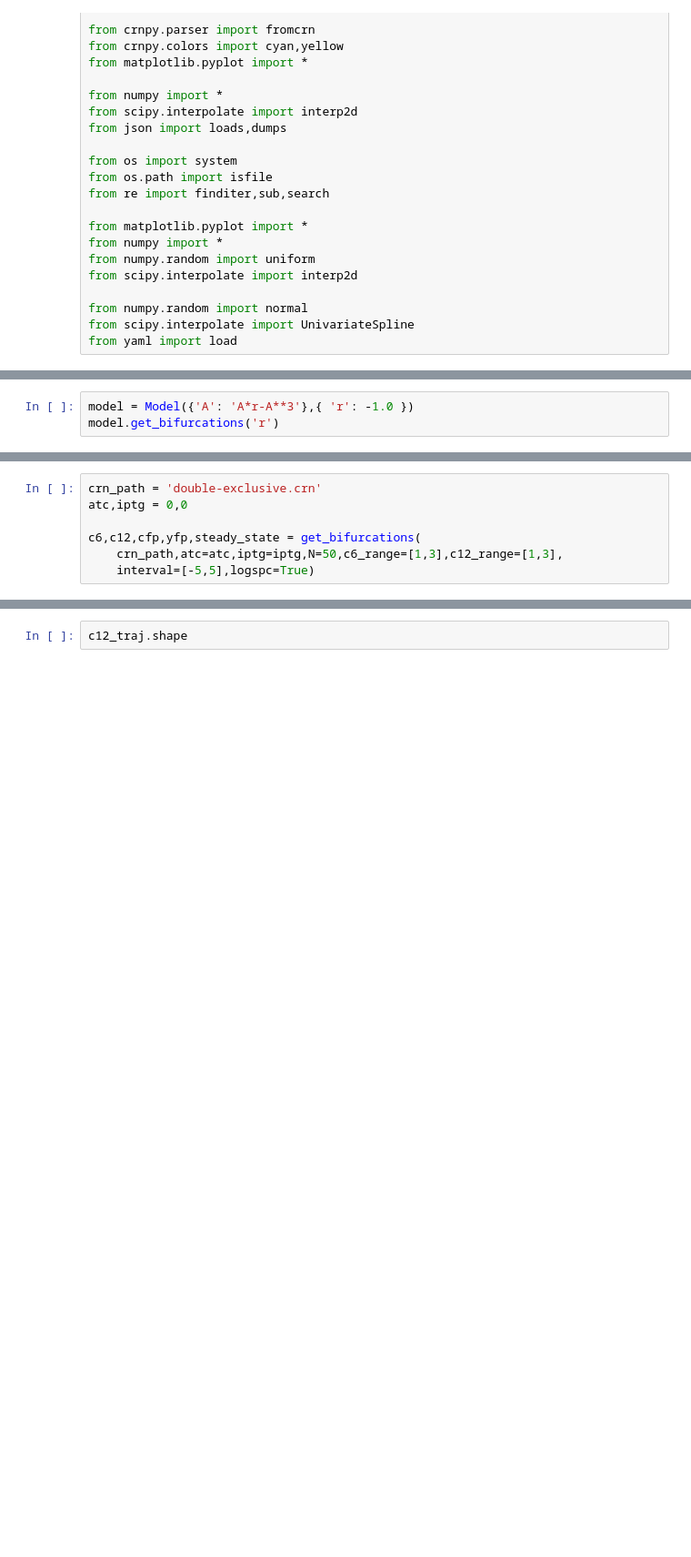
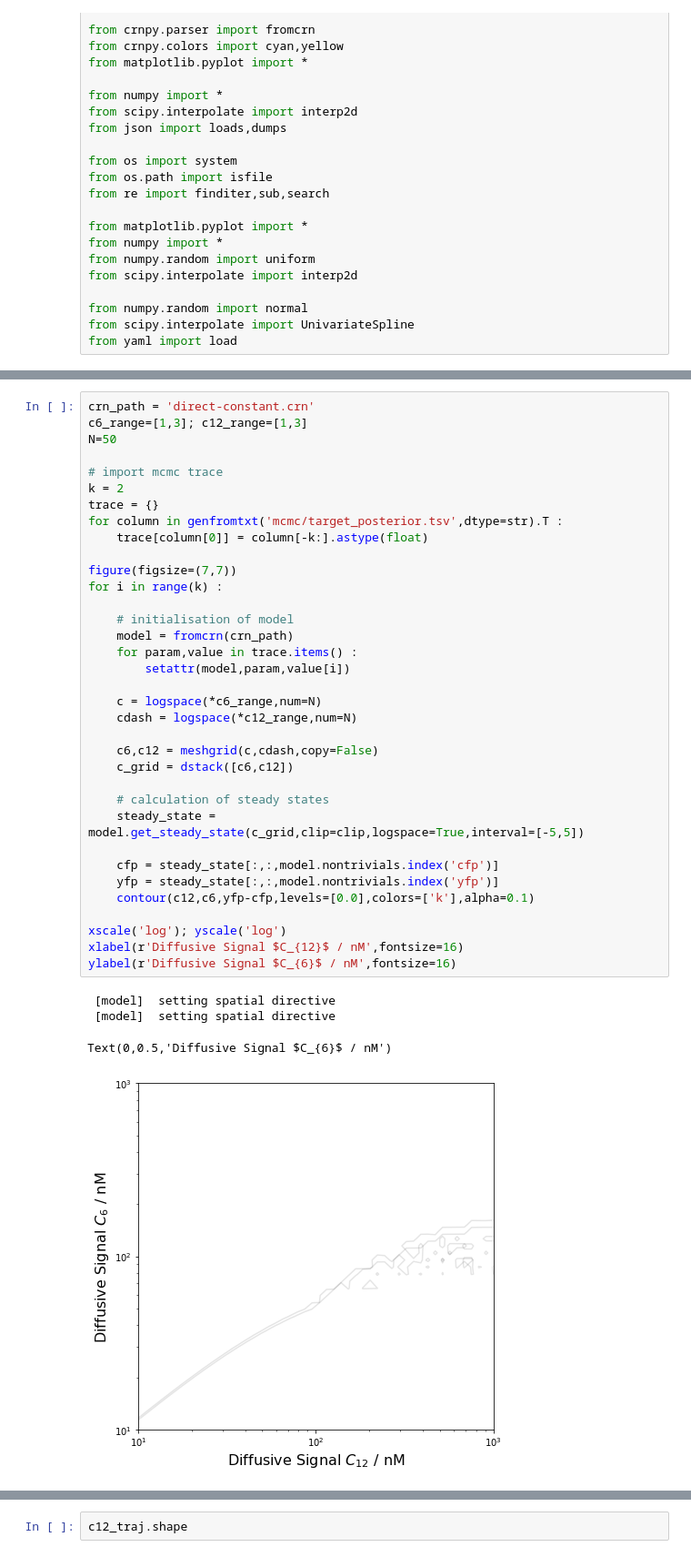
Before and after one commit to gszep/double-exclusive-reporter, a Jupyter notebook: whiteboard.ipynb, the cells around one changed output, grey strips where cells are left out. Shown at 91% size. Saved outputs shown, nothing was run; the diff lists cells and outputs as text; blank space fills up the shorter version.

```diff
--- a/whiteboard.ipynb
+++ b/whiteboard.ipynb
@@ -71,3 +25,0 @@ class Model(object) :
-# %%
-model = Model({'A': 'A*r-A**3'},{ 'r': -1.0 })
-model.get_bifurcations('r')
@@ -112,7 +61,0 @@ NameError: name 'crn_path' is not defined
-# %%
-crn_path = 'double-exclusive.crn'
-atc,iptg = 0,0
-
-c6,c12,cfp,yfp,steady_state = get_bifurcations(
-    crn_path,atc=atc,iptg=iptg,N=50,c6_range=[1,3],c12_range=[1,3],
-    interval=[-5,5],logspc=True)
@@ -192,0 +62,40 @@ xscale('log'); yscale('log')
+# %%
+crn_path = 'direct-constant.crn'
+c6_range=[1,3]; c12_range=[1,3]
+N=50
+
+# import mcmc trace
+k = 2
+trace = {}
+for column in genfromtxt('mcmc/target_posterior.tsv',dtype=str).T :
+    trace[column[0]] = column[-k:].astype(float)
+
+figure(figsize=(7,7))
+for i in range(k) :
+
+    # initialisation of model
+    model = fromcrn(crn_path)
+    for param,value in trace.items() :
+        setattr(model,param,value[i])
+
+    c = logspace(*c6_range,num=N)
+    cdash = logspace(*c12_range,num=N)
+
+    c6,c12 = meshgrid(c,cdash,copy=False)
+    c_grid = dstack([c6,c12])
+
+    # calculation of steady states
+    steady_state = model.get_steady_state(c_grid,clip=clip,logspace=True,interval=[-5,5])
+
+    cfp = steady_state[:,:,model.nontrivials.index('cfp')]
+    yfp = steady_state[:,:,model.nontrivials.index('yfp')]
+    contour(c12,c6,yfp-cfp,levels=[0.0],colors=['k'],alpha=0.1)
+
+xscale('log'); yscale('log')
+xlabel(r'Diffusive Signal $C_{12}$ / nM',fontsize=16)
+ylabel(r'Diffusive Signal $C_{6}$ / nM',fontsize=16)
+# %% [output]
+ [model]  setting spatial directive
+ [model]  setting spatial directive
+Text(0,0.5,'Diffusive Signal $C_{6}$ / nM')
+[figure, added]
```
Also changed, not shown: parts of 15 cells of this notebook, 16 other files.
